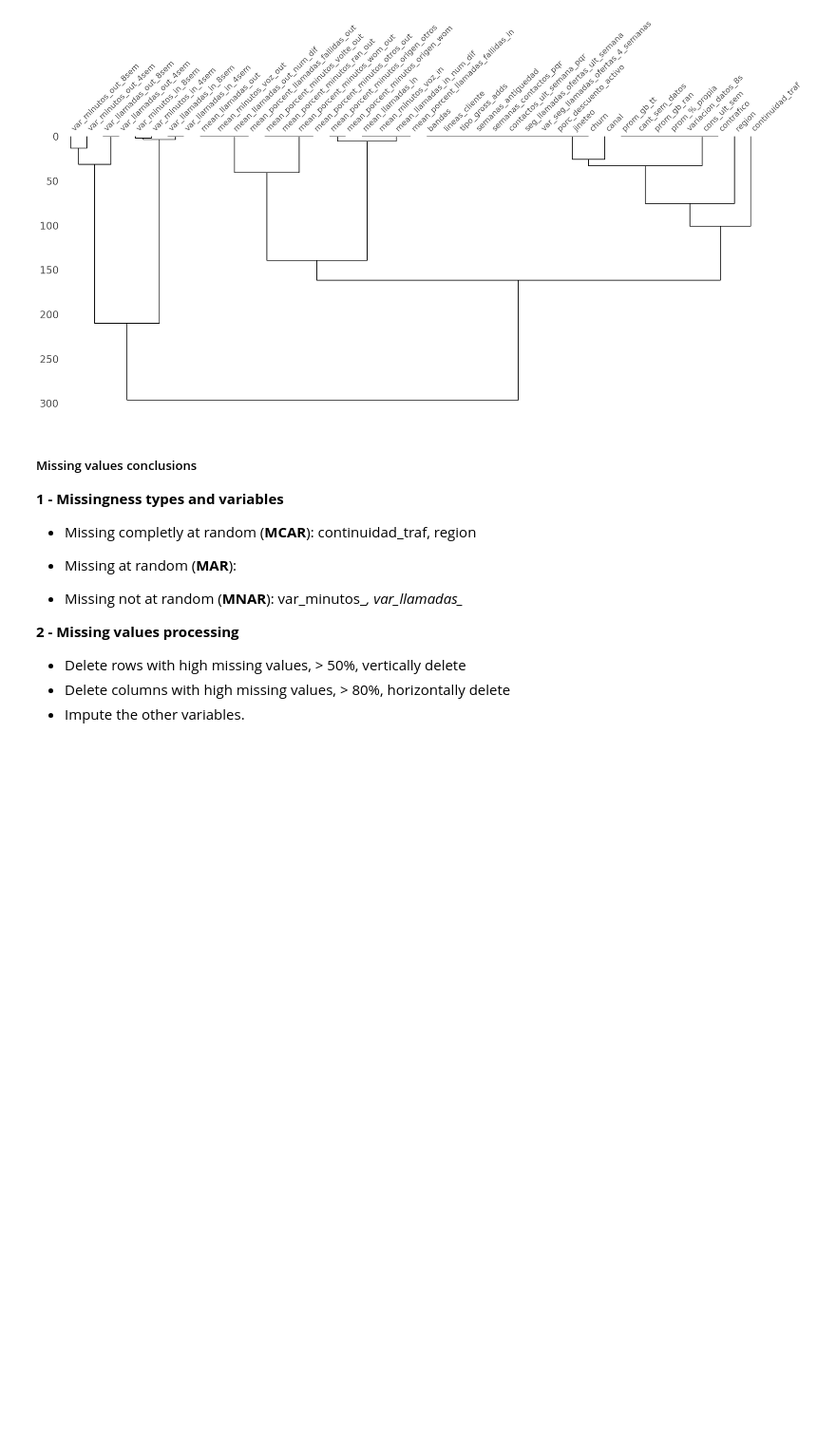
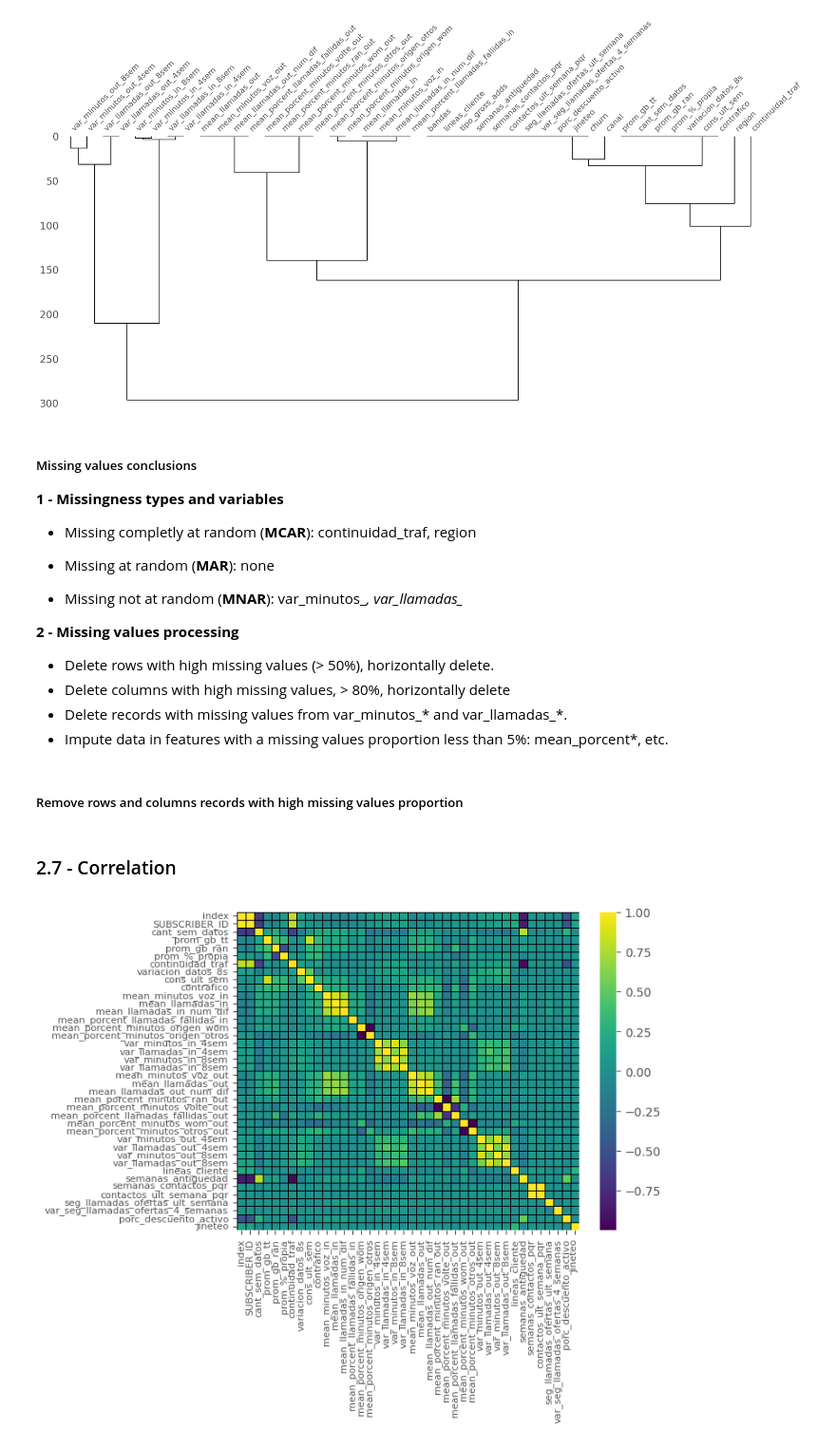
Before and after one commit to leandroaguazaco/data_science_portfolio, a Jupyter notebook: Projects/04-Churn_Telco_Analysis/04_Churn_Telco_Analysis_01_Preprocessing_EDA.ipynb, the cells around one changed output. Shown at 95% size. Drawn from its saved outputs; the diff is of its cells as text; code cells hidden in the pictures; blank space fills up the shorter version.

```diff
--- a/Projects/04-Churn_Telco_Analysis/04_Churn_Telco_Analysis_01_Preprocessing_EDA.ipynb
+++ b/Projects/04-Churn_Telco_Analysis/04_Churn_Telco_Analysis_01_Preprocessing_EDA.ipynb
@@ -853,0 +864,27 @@ def missing_plot_seaborn(df: pd.DataFrame = None):
+# %%
+# Correlation Heatmap
+
+def corr_heatmap_seaborn(df: pd.DataFrame = None):
+  """
+  Summary:
+    Function to create correlation matrix using Spearman's rank correlation coefficient and seaborn plotting engine.
+  Parameters:
+    df (pandas.DataFrame, default = None): Dataset.
+  Returns:
+   Correlation heatmap.
+  """
+  sns.set_palette(palette = "viridis") # Viridis pallete
+  heatmap = sns.heatmap(df.select_dtypes(include = ["number"]).corr(method = 'spearman'),
+                        annot = False,
+                        annot_kws = {"fontsize": 5}, # If annot = True
+                        cmap = sns.color_palette("viridis", as_cmap = True),
+                        linewidth = 0.5,
+                        linecolor = 'black',
+                        xticklabels = 1,
+                        yticklabels = 1,
+                        fmt = ".2f")
+
+  heatmap.tick_params(axis = 'x', labelsize = 8)
+  heatmap.tick_params(axis = 'y', labelsize = 8)
+
+  plt.show()
@@ -1371,12 +1437,32 @@ msno.dendrogram(churn_df)
 
 * Missing completly at random (**MCAR**): continuidad_traf, region
 
-* Missing at random (**MAR**):
+* Missing at random (**MAR**): none
 
 * Missing not at random (**MNAR**): var_minutos_*, var_llamadas_*
 
 **2 - Missing values processing**
 
-* Delete rows with high missing values, > 50%, vertically delete
+* Delete rows with high missing values (> 50%), horizontally delete.
 * Delete columns with high missing values, > 80%, horizontally delete
-* Impute the other variables.
+* Delete records with missing values from var_minutos_* and var_llamadas_*.
+* Impute data in features with a missing values proportion less than 5%: mean_porcent*, etc.
+# %% [markdown]
+##### Remove rows and columns records with high missing values proportion
+# %%
+# Records (rows) with missing values proportion higher than 50%
+dropna_rownames = churn_df.isnull().sum(axis = 1) / churn_df.shape[1] >= 0.5
+
+# Columns (features) with missing values proportion higher than 5%
+dropna_colnames = missing_values_df.iloc[list(missing_values_df.proportion_missing >= 0.05), 0] \
+                                   .tolist()
+# %%
+churn_df = churn_df \
+           .loc[~dropna_rownames, :] \
+           .dropna(axis = 0, subset = dropna_colnames)
+# %% [markdown]
+### 2.7 - Correlation
+# %%
+corr_heatmap_seaborn(churn_df)
+# %% [output]
+[figure, added]
```
Also changed, not shown: parts of 14 cells of this notebook.
